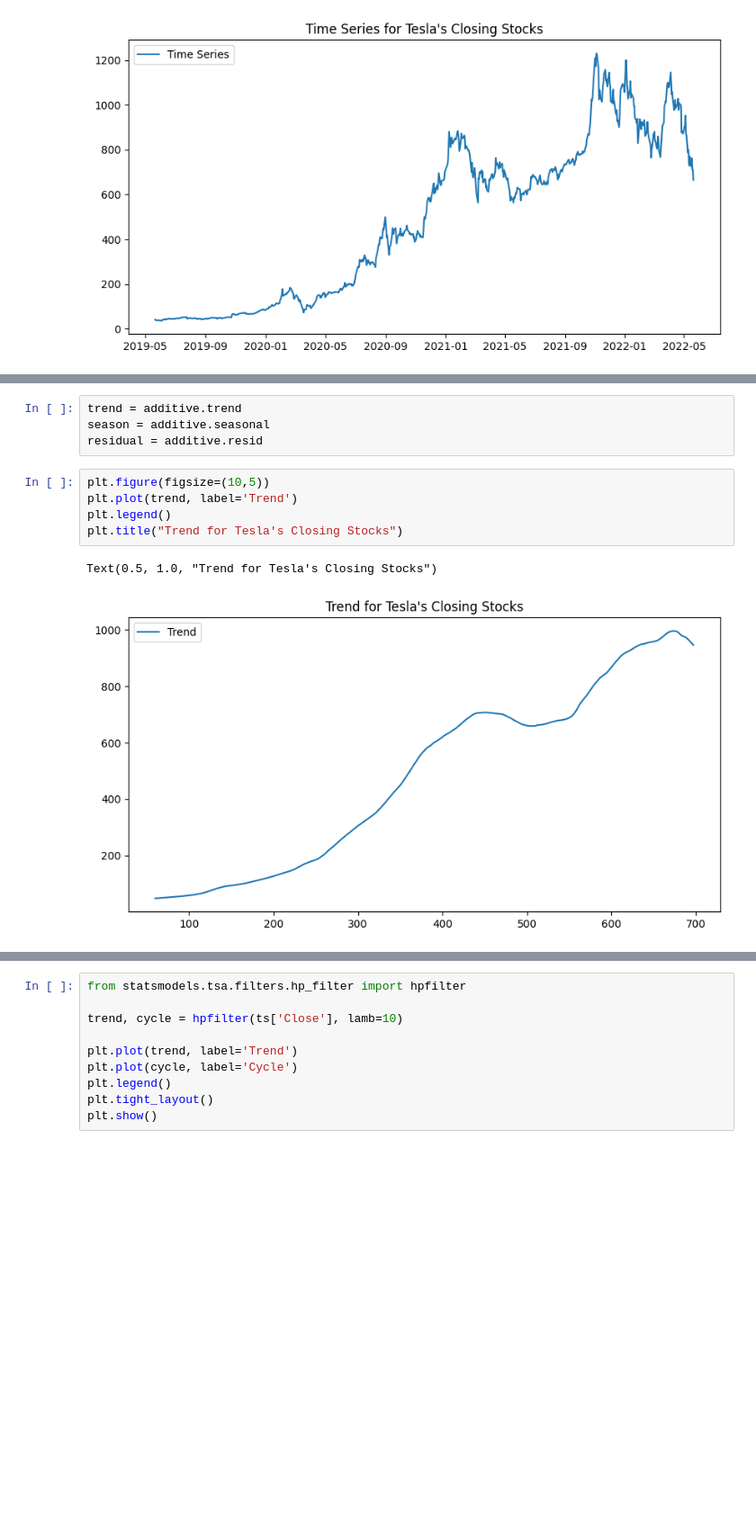
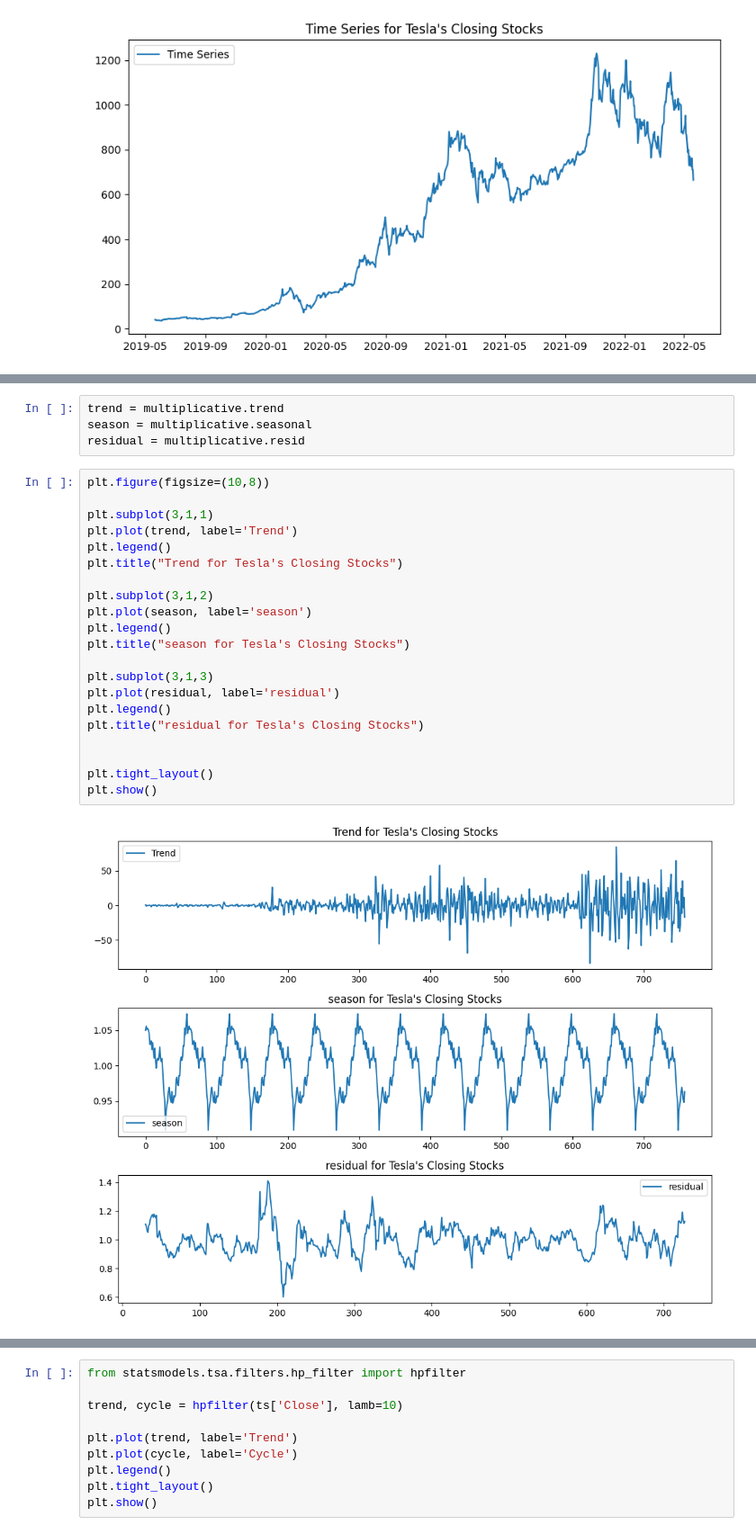
Before and after one commit to MukiibiTarsis/Tesla-Stock-Time-Series-Analysis, a Jupyter notebook: timeseries.ipynb, the cells around one changed output, grey strips where cells are left out. Shown at 90% size. Saved outputs shown, nothing was run; the diff lists cells and outputs as text; blank space fills up the shorter version.

Commit message:
Update timeseries.ipynb
Analysis of the trend vs cycle

```diff
--- a/timeseries.ipynb
+++ b/timeseries.ipynb
@@ -93,12 +98,27 @@ plt.show()
 # %%
-trend = additive.trend
-season = additive.seasonal
-residual = additive.resid
+trend = multiplicative.trend
+season = multiplicative.seasonal
+residual = multiplicative.resid
 # %%
-plt.figure(figsize=(10,5))
+plt.figure(figsize=(10,8))
+
+plt.subplot(3,1,1)
 plt.plot(trend, label='Trend')
 plt.legend()
 plt.title("Trend for Tesla's Closing Stocks")
+
+plt.subplot(3,1,2)
+plt.plot(season, label='season')
+plt.legend()
+plt.title("season for Tesla's Closing Stocks")
+
+plt.subplot(3,1,3)
+plt.plot(residual, label='residual')
+plt.legend()
+plt.title("residual for Tesla's Closing Stocks")
+
+
+plt.tight_layout()
+plt.show()
 # %% [output]
-Text(0.5, 1.0, "Trend for Tesla's Closing Stocks")
-[figure, old version]
+[figure, new version]
```
Also changed, not shown: parts of 8 cells of this notebook.
